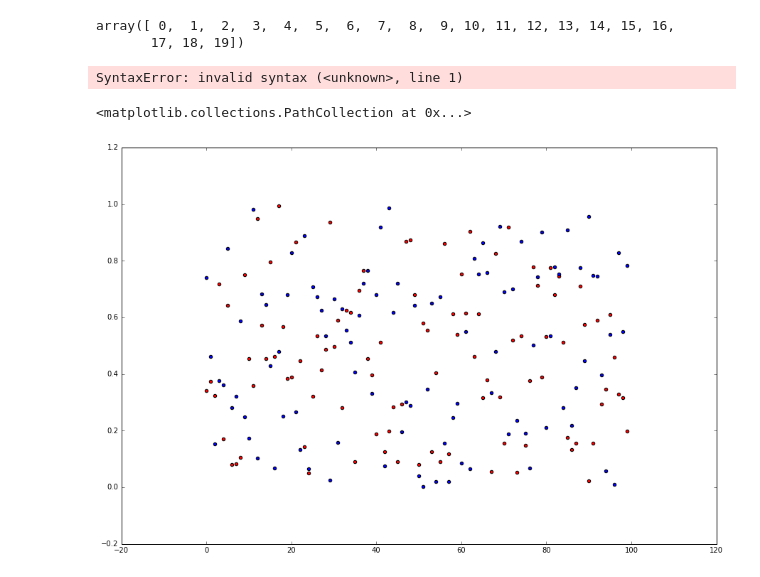
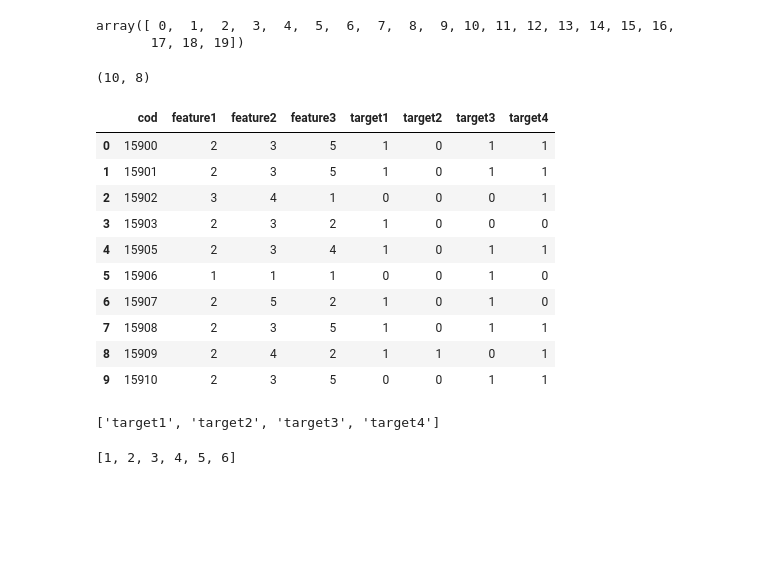
Before and after one commit to sergioml/degree_project, a Jupyter notebook: some_tests.ipynb, the cells around one changed output. Cells and saved outputs as stored; diff of their text form; code cells hidden in the pictures; blank space fills up the shorter version.

```diff
--- a/some_tests.ipynb
+++ b/some_tests.ipynb
@@ -82,8 +82,3 @@ array
 # %% [output]
 array([ 0,  1,  2,  3,  4,  5,  6,  7,  8,  9, 10, 11, 12, 13, 14, 15, 16,
        17, 18, 19])
-# %%
-%time > resultado.txt
-3
-# %% [output]
-SyntaxError: invalid syntax (<unknown>, line 1)
@@ -94,7 +85,34 @@ z = np.random.random(size=100)
-# %%
-plt.figure(figsize=(15, 10))
-plt.scatter(x, y, c='r')
-plt.scatter(x, z, c='b')
-# %% [output]
-<matplotlib.collections.PathCollection at 0x...>
-[figure, removed]
+# %%
+data = pd.DataFrame([
+        [15900, 2, 3, 5, 1, 0, 1, 1],
+        [15901, 2, 3, 5, 1, 0, 1, 1],
+        [15902, 3, 4, 1, 0, 0, 0, 1],
+        [15903, 2, 3, 2, 1, 0, 0, 0],
+        [15905, 2, 3, 4, 1, 0, 1, 1],
+        [15906, 1, 1, 1, 0, 0, 1, 0],
+        [15907, 2, 5, 2, 1, 0, 1, 0],
+        [15908, 2, 3, 5, 1, 0, 1, 1],
+        [15909, 2, 4, 2, 1, 1, 0, 1],
+        [15910, 2, 3, 5, 0, 0, 1, 1]
+    ], columns=["cod", "feature1", "feature2", "feature3", "target1", "target2", "target3", "target4"])
+data.shape
+# %% [output]
+(10, 8)
+# %%
+data
+# %% [output]
+|  | cod | feature1 | feature2 | feature3 | target1 | target2 | target3 | target4 |
+| 0 | 15900 | 2 | 3 | 5 | 1 | 0 | 1 | 1 |
+| 1 | 15901 | 2 | 3 | 5 | 1 | 0 | 1 | 1 |
+| 2 | 15902 | 3 | 4 | 1 | 0 | 0 | 0 | 1 |
+| 3 | 15903 | 2 | 3 | 2 | 1 | 0 | 0 | 0 |
+| 4 | 15905 | 2 | 3 | 4 | 1 | 0 | 1 | 1 |
+| 5 | 15906 | 1 | 1 | 1 | 0 | 0 | 1 | 0 |
+| 6 | 15907 | 2 | 5 | 2 | 1 | 0 | 1 | 0 |
+| 7 | 15908 | 2 | 3 | 5 | 1 | 0 | 1 | 1 |
+| 8 | 15909 | 2 | 4 | 2 | 1 | 1 | 0 | 1 |
+| 9 | 15910 | 2 | 3 | 5 | 0 | 0 | 1 | 1 |
+# %%
+data.columns.tolist()[4:]
+# %% [output]
+['target1', 'target2', 'target3', 'target4']
@@ -100,0 +126,4 @@ plt.scatter(x, z, c='b')
+# %%
+A[:6]
+# %% [output]
+[1, 2, 3, 4, 5, 6]
```
Also changed, not shown: parts of 14 cells of this notebook, 3 other files.
